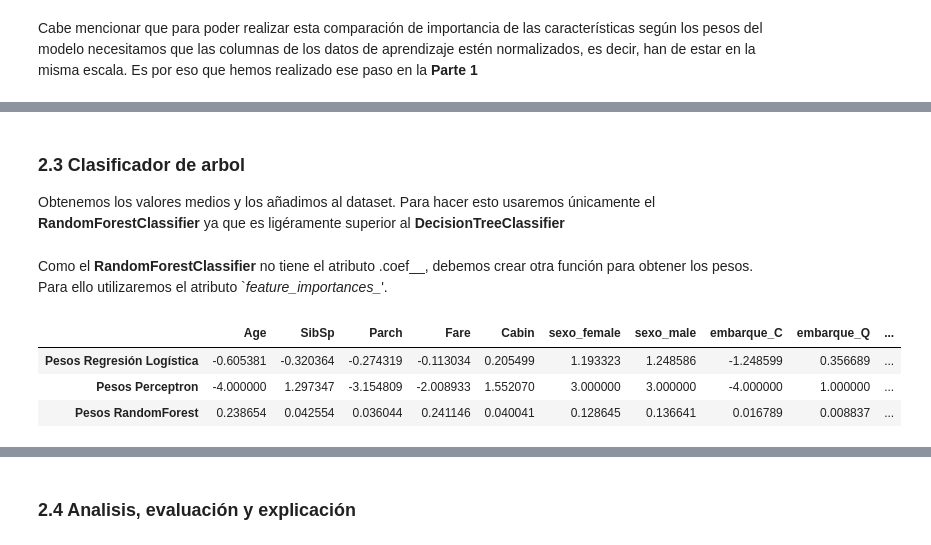
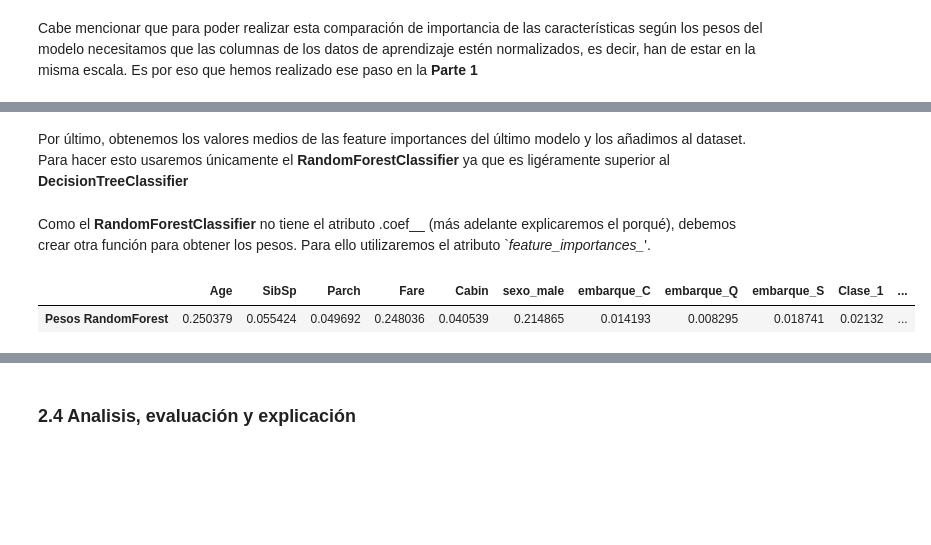
Before and after one commit to diegofes18/ia_2022, a Jupyter notebook: Practica2/TitanicPrediction.ipynb, the cells around one changed output, grey strips where cells are left out. Drawn from its saved outputs; the diff is of its cells as text; code cells hidden in the pictures; blank space fills up the shorter version.

```diff
--- a/Practica2/TitanicPrediction.ipynb
+++ b/Practica2/TitanicPrediction.ipynb
@@ -302,7 +306,7 @@ Vovemos a consultar los mejores parametros para el modelo
 # %%
 #PARAMETROS
 #numero de iteraciones
-iteraciones = np.array([700,800,850,900,1000,1100,1200])
+iteraciones = np.arange(700,1200,100)
 #Constante para regularizar
 alphas = np.array([1, 0.5, 0.2, 0.1, 0.05, 0.02, 0.01])
 #Mezclar o no después de cada ciclo
@@ -393,8 +397,8 @@ Ahora entrenamos los dos modelos con sus parametros óptimos y comparamos sus re
 
 Árbol de Decisión
 # %%
-modeloArbol= DecisionTreeClassifier(criterion='entropy', min_samples_split=4,
-                                    min_samples_leaf=8, max_features='sqrt')
+modeloArbol= DecisionTreeClassifier(criterion='entropy', min_samples_split=3,
+                                    min_samples_leaf=5, max_features='sqrt')
 modeloArbol.fit(X_train,y_train)
 prediction_tree=modeloArbol.predict(X_test)
 print('La precisión del Árbol de Decisión es del ',
@@ -404,7 +408,7 @@ La precisión del Árbol de Decisión es del  77.63 %
 # %% [markdown]
 Random Forest
 # %%
-modeloBosque= RandomForestClassifier(criterion='gini', n_estimators=60, max_features='sqrt')
+modeloBosque= RandomForestClassifier(criterion='log_loss', n_estimators=20, max_features='sqrt')
 modeloBosque.fit(X_train,y_train)
 prediction_forest=modeloBosque.predict(X_test)
 print('La precisión del Random Forest es del ',
@@ -471,13 +471,13 @@ Obtenemos los valores medios y los añadimos al dataset
 # %%
 pesos = []
-keys =  df1.columns
+# keys =  df1.columns
 iterations = 10
-
+#Obtenemos pesos del Perceptron
 pesos = get_weights(modeloPer, iterations)
 dictionary = dict(zip(keys, pesos))
 
-dflr = pd.DataFrame(dictionary, index=['Pesos Perceptron'])
+dfper = pd.DataFrame(dictionary, index=['Pesos Perceptron'])
 #añadimos al dataset
-df1 = pd.concat([df1, dflr], axis=0)
-df1.head()
+df1 = pd.concat([df1, dfper], axis=0)
+dfper.head()
 # %% [output]
@@ -487,23 +520,20 @@ df1.head()
 # %% [markdown]
-### 2.3 Clasificador de arbol
-Obtenemos los valores medios y los añadimos al dataset. Para hacer esto usaremos únicamente el **RandomForestClassifier** ya que es ligéramente superior al **DecisionTreeClassifier**
+Por último, obtenemos los valores medios de las feature importances del último modelo y los añadimos al dataset. Para hacer esto usaremos únicamente el **RandomForestClassifier** ya que es ligéramente superior al **DecisionTreeClassifier**
 # %% [markdown]
-Como el **RandomForestClassifier** no tiene el atributo .coef__, debemos crear otra función para obtener los pesos. Para ello utilizaremos el atributo `*feature_importances_*'.
+Como el **RandomForestClassifier** no tiene el atributo .coef__ (más adelante explicaremos el porqué), debemos crear otra función para obtener los pesos. Para ello utilizaremos el atributo `*feature_importances_*'.
 # %%
 pesos = []
 keys =  df1.columns
 iterations = 10
-
+#Obtenemos las feature importances del modelo
 pesos = modeloBosque.feature_importances_
 
 dictionary = dict(zip(keys, pesos))
 
-dflr = pd.DataFrame(dictionary, index=['Pesos RandomForest'])
+dfrf = pd.DataFrame(dictionary, index=['Pesos RandomForest'])
 #añadimos al dataset
-df1 = pd.concat([df1, dflr], axis=0)
-df1.head()
+df1 = pd.concat([df1, dfrf], axis=0)
+dfrf.head()
 # %% [output]
-|  | Age | SibSp | Parch | Fare | Cabin | sexo_female | sexo_male | embarque_C | embarque_Q | ... |
-| Pesos Regresión Logística | -0.605381 | -0.320364 | -0.274319 | -0.113034 | 0.205499 | 1.193323 | 1.248586 | -1.248599 | 0.356689 | ... |
-| Pesos Perceptron | -4.000000 | 1.297347 | -3.154809 | -2.008933 | 1.552070 | 3.000000 | 3.000000 | -4.000000 | 1.000000 | ... |
-| Pesos RandomForest | 0.238654 | 0.042554 | 0.036044 | 0.241146 | 0.040041 | 0.128645 | 0.136641 | 0.016789 | 0.008837 | ... |
+|  | Age | SibSp | Parch | Fare | Cabin | sexo_male | embarque_C | embarque_Q | embarque_S | Clase_1 | ... |
+| Pesos RandomForest | 0.250379 | 0.055424 | 0.049692 | 0.248036 | 0.040539 | 0.214865 | 0.014193 | 0.008295 | 0.018741 | 0.02132 | ... |
```
Also changed, not shown: parts of 43 cells of this notebook, 2 other files.
